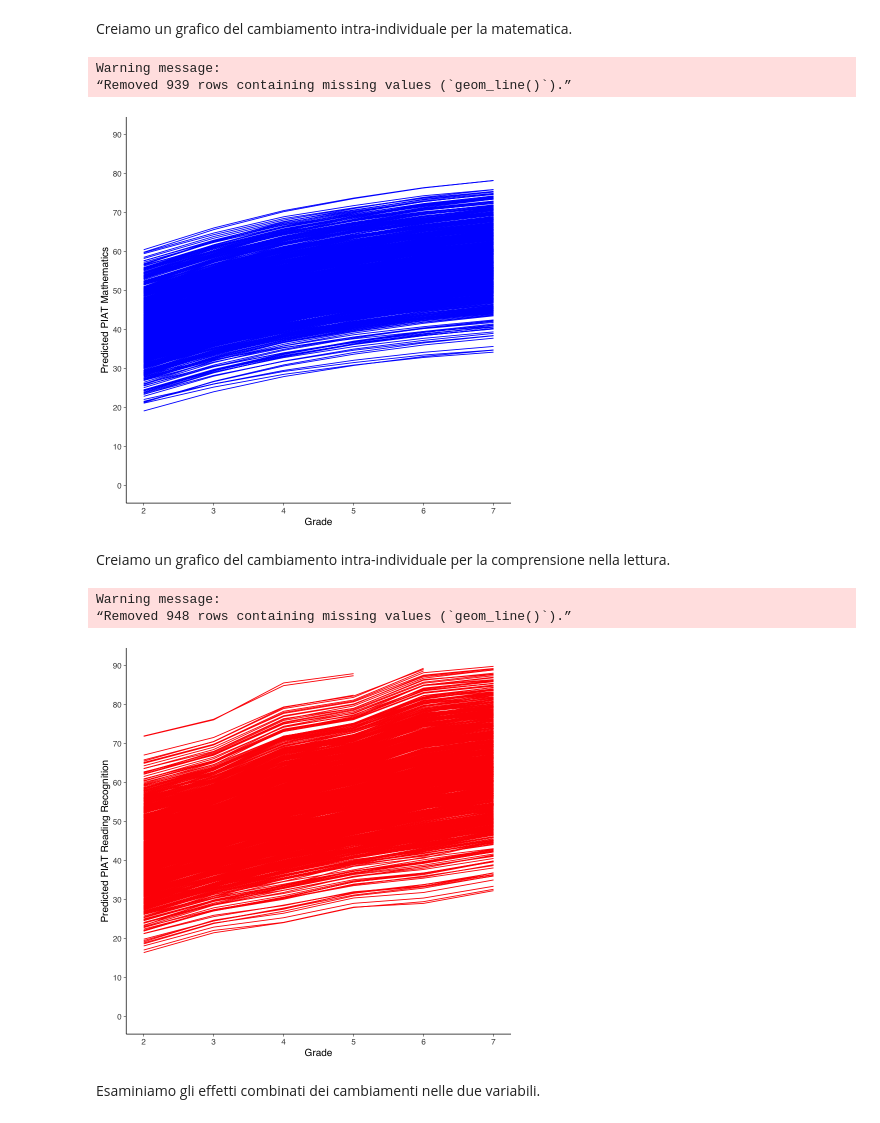
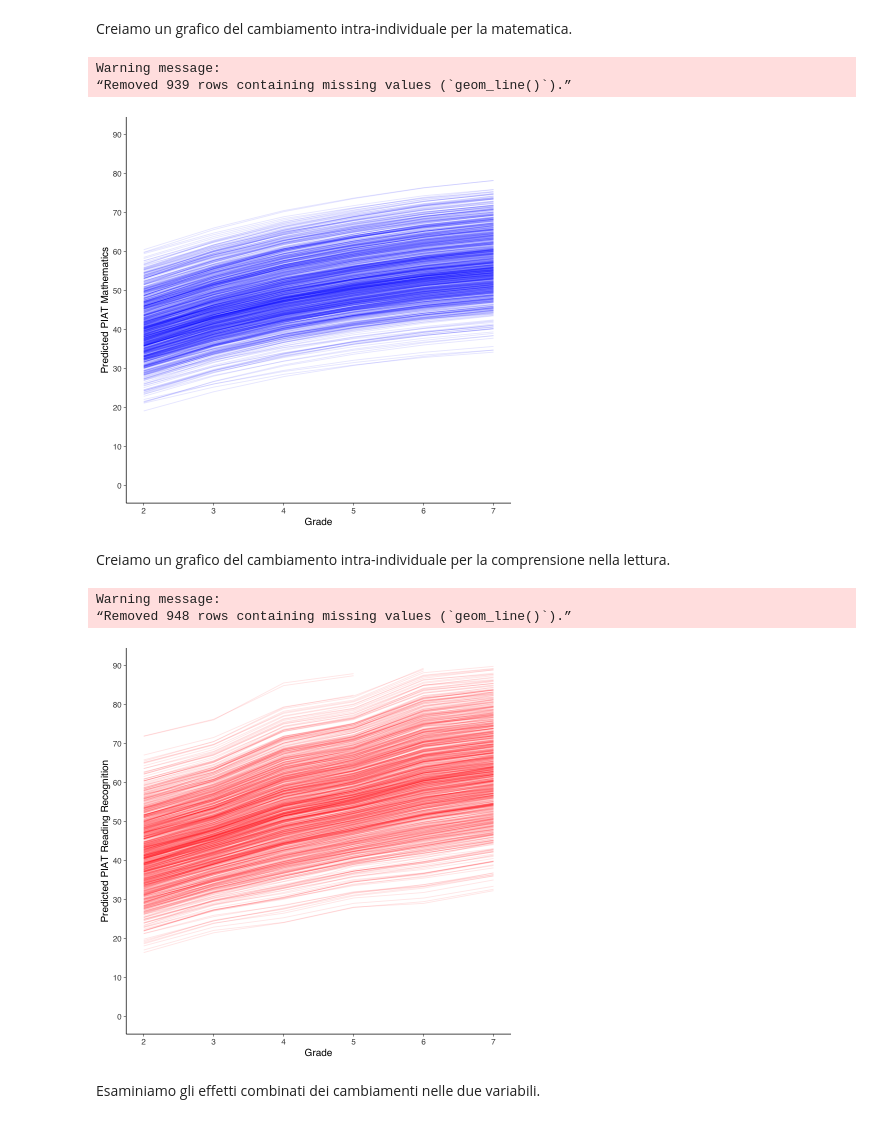
Before and after one commit to ccaudek/cfa_book_2023, a Jupyter notebook: _build/jupyter_execute/333_biv_change.ipynb, the cells around one changed output. Cells and saved outputs as stored; diff of their text form; code cells hidden in the pictures.

```diff
--- a/_build/jupyter_execute/333_biv_change.ipynb
+++ b/_build/jupyter_execute/333_biv_change.ipynb
@@ -464,7 +464,7 @@ Creiamo un grafico del cambiamento intra-individuale per la matematica.
 # %%
 ggplot(data = predicted_long, aes(x = grade, y = x, group = id)) +
   #geom_point(color="blue") +
-  geom_line(color="blue") +
+  geom_line(color="blue", alpha= 0.1) +
   xlab("Grade") +
   ylab("Predicted PIAT Mathematics") +
   scale_x_continuous(limits=c(2,7), breaks=seq(2,8,by=1)) +
@@ -472,21 +472,21 @@ ggplot(data = predicted_long, aes(x = grade, y = x, group = id)) +
 # %% [output]
 Warning message:
 “Removed 939 rows containing missing values (`geom_line()`).”
-[figure, old version]
+[figure, new version]
 # %% [markdown]
 Creiamo un grafico del cambiamento intra-individuale per la comprensione nella lettura.
 # %%
 ggplot(data = predicted_long, aes(x = grade, y = y, group = id)) +
   #geom_point(color="red") +
-  geom_line(color="red") +
+  geom_line(color="red", alpha= 0.1) +
   xlab("Grade") +
   ylab("Predicted PIAT Reading Recognition") +
   scale_x_continuous(limits=c(2,7), breaks=seq(2,8,by=1)) +
   scale_y_continuous(limits=c(0,90), breaks=seq(0,90,by=10))
 # %% [output]
 Warning message:
 “Removed 948 rows containing missing values (`geom_line()`).”
-[figure, old version]
+[figure, new version]
 # %% [markdown]
 Esaminiamo gli effetti combinati dei cambiamenti nelle due variabili.
 # %%
```
Also changed, not shown: 12 other files.
